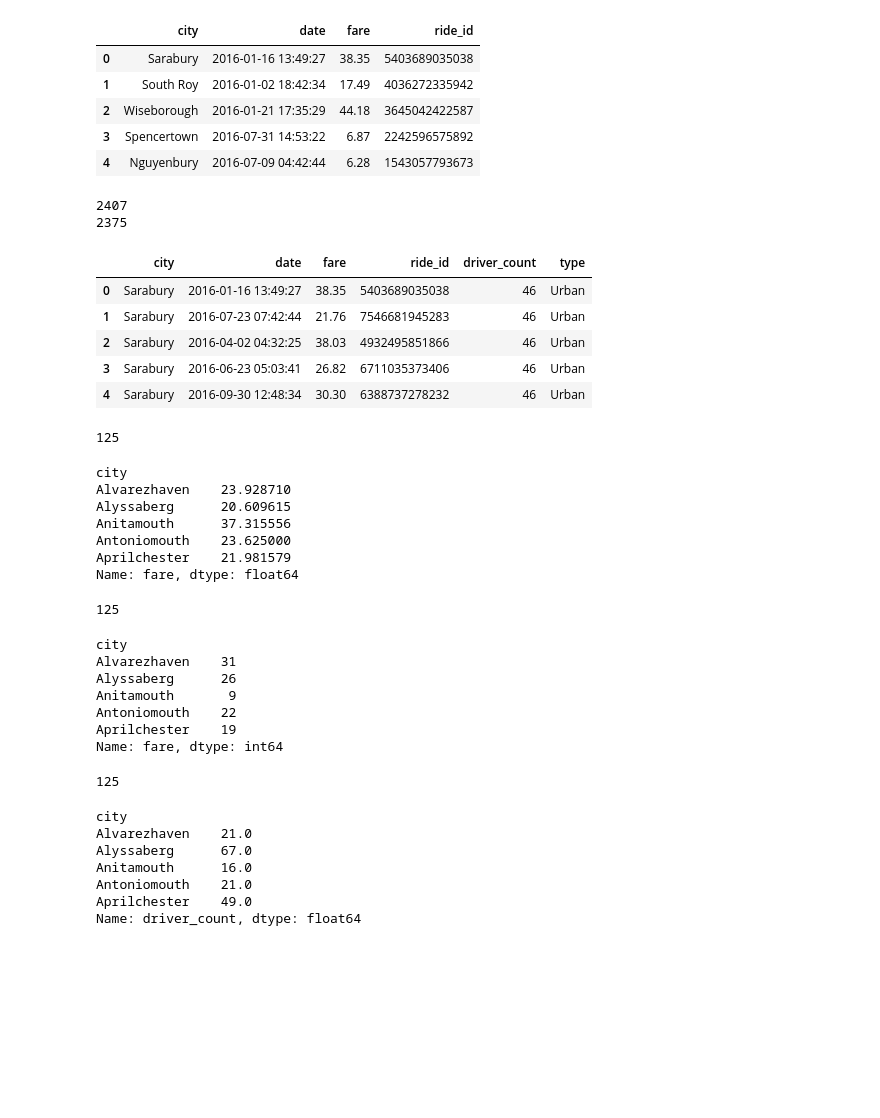
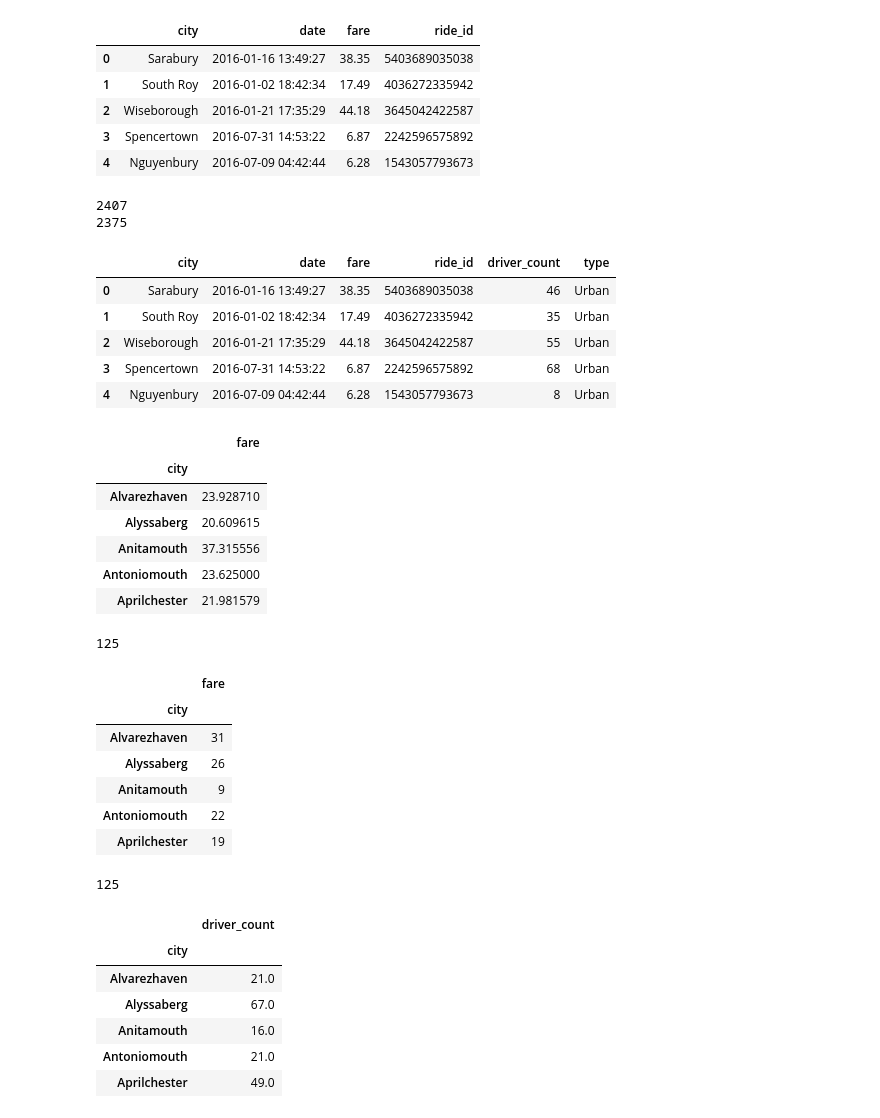
Before and after one commit to arnenewman11/python-challenge, a Jupyter notebook: Pyber/pyber_working_AN.ipynb, the cells around one changed output. Saved outputs shown, nothing was run; the diff lists cells and outputs as text; code cells hidden in the pictures; blank space fills up the shorter version.

```diff
--- a/Pyber/pyber_working_AN.ipynb
+++ b/Pyber/pyber_working_AN.ipynb
@@ -42,19 +43,20 @@ ride_data_df.head()
 | 3 | Spencertown | 2016-07-31 14:53:22 | 6.87 | 2242596575892 |
 | 4 | Nguyenbury | 2016-07-09 04:42:44 | 6.28 | 1543057793673 |
 # %%
-all_data = pd.merge(ride_data, city_data, how="outer", on="city")
+all_data = pd.merge(ride_data, city_data, how="left", on="city")
 
 #compare the length of all_data and ride_data... it looks like there are 32 cities with no ride data, so they have blank rows
 #(due to the outer join)
 print(len(all_data))
 print(len(ride_data))
 all_data.head()
+#list(all_data)
 # %% [output]
 2407
 2375
 |  | city | date | fare | ride_id | driver_count | type |
 | 0 | Sarabury | 2016-01-16 13:49:27 | 38.35 | 5403689035038 | 46 | Urban |
-| 1 | Sarabury | 2016-07-23 07:42:44 | 21.76 | 7546681945283 | 46 | Urban |
-| 2 | Sarabury | 2016-04-02 04:32:25 | 38.03 | 4932495851866 | 46 | Urban |
-| 3 | Sarabury | 2016-06-23 05:03:41 | 26.82 | 6711035373406 | 46 | Urban |
-| 4 | Sarabury | 2016-09-30 12:48:34 | 30.30 | 6388737278232 | 46 | Urban |
+| 1 | South Roy | 2016-01-02 18:42:34 | 17.49 | 4036272335942 | 35 | Urban |
+| 2 | Wiseborough | 2016-01-21 17:35:29 | 44.18 | 3645042422587 | 55 | Urban |
+| 3 | Spencertown | 2016-07-31 14:53:22 | 6.87 | 2242596575892 | 68 | Urban |
+| 4 | Nguyenbury | 2016-07-09 04:42:44 | 6.28 | 1543057793673 | 8 | Urban |
@@ -61,41 +70,42 @@ all_data.head()
 # %%
 #calculate the average fare by city
-average_fare = all_data.groupby(["city"]).mean()["fare"]
-print(len(average_fare))
+average_fare = pd.DataFrame(all_data.groupby(["city"]).mean()["fare"])
+#print(len(average_fare))
 average_fare.head()
 # %% [output]
-125
-city
-Alvarezhaven    23.928710
-Alyssaberg      20.609615
-Anitamouth      37.315556
-Antoniomouth    23.625000
-Aprilchester    21.981579
-Name: fare, dtype: float64
+|  | fare |
+| city |  |
+| Alvarezhaven | 23.928710 |
+| Alyssaberg | 20.609615 |
+| Anitamouth | 37.315556 |
+| Antoniomouth | 23.625000 |
+| Aprilchester | 21.981579 |
 # %%
 #determine the number of rides by city
-ride_numbers = all_data.groupby(["city"]).count()["fare"]
+ride_numbers = pd.DataFrame(all_data.groupby(["city"]).count()["fare"])
 print(len(ride_numbers))
 ride_numbers.head()
 # %% [output]
 125
-city
-Alvarezhaven    31
-Alyssaberg      26
-Anitamouth       9
-Antoniomouth    22
-Aprilchester    19
-Name: fare, dtype: int64
+|  | fare |
+| city |  |
+| Alvarezhaven | 31 |
+| Alyssaberg | 26 |
+| Anitamouth | 9 |
+| Antoniomouth | 22 |
+| Aprilchester | 19 |
 # %%
-driver_count = all_data.groupby(["city"]).mean()["driver_count"]
+driver_count = pd.DataFrame(all_data.groupby(["city"]).mean()["driver_count"])
+
 print(len(driver_count))
 driver_count.head()
+#type(driver_count)
 # %% [output]
 125
-city
-Alvarezhaven    21.0
-Alyssaberg      67.0
-Anitamouth      16.0
-Antoniomouth    21.0
-Aprilchester    49.0
-Name: driver_count, dtype: float64
+|  | driver_count |
+| city |  |
+| Alvarezhaven | 21.0 |
+| Alyssaberg | 67.0 |
+| Anitamouth | 16.0 |
+| Antoniomouth | 21.0 |
+| Aprilchester | 49.0 |
```
Also changed, not shown: parts of 7 cells of this notebook.
